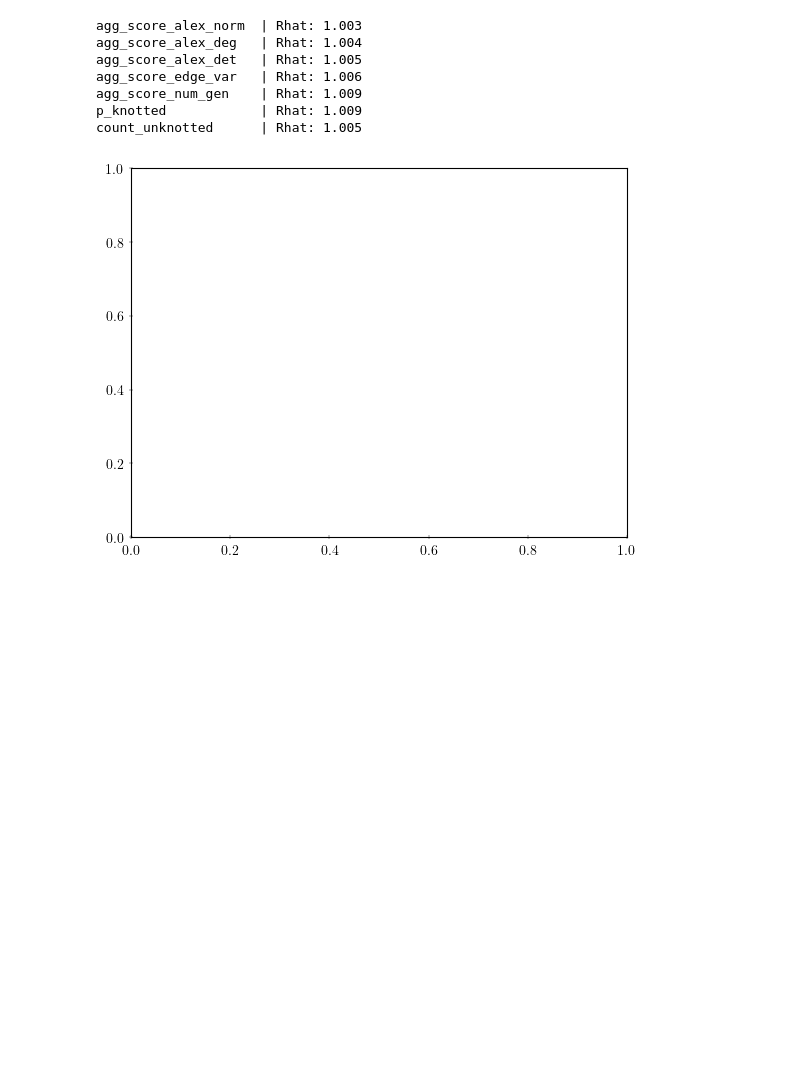
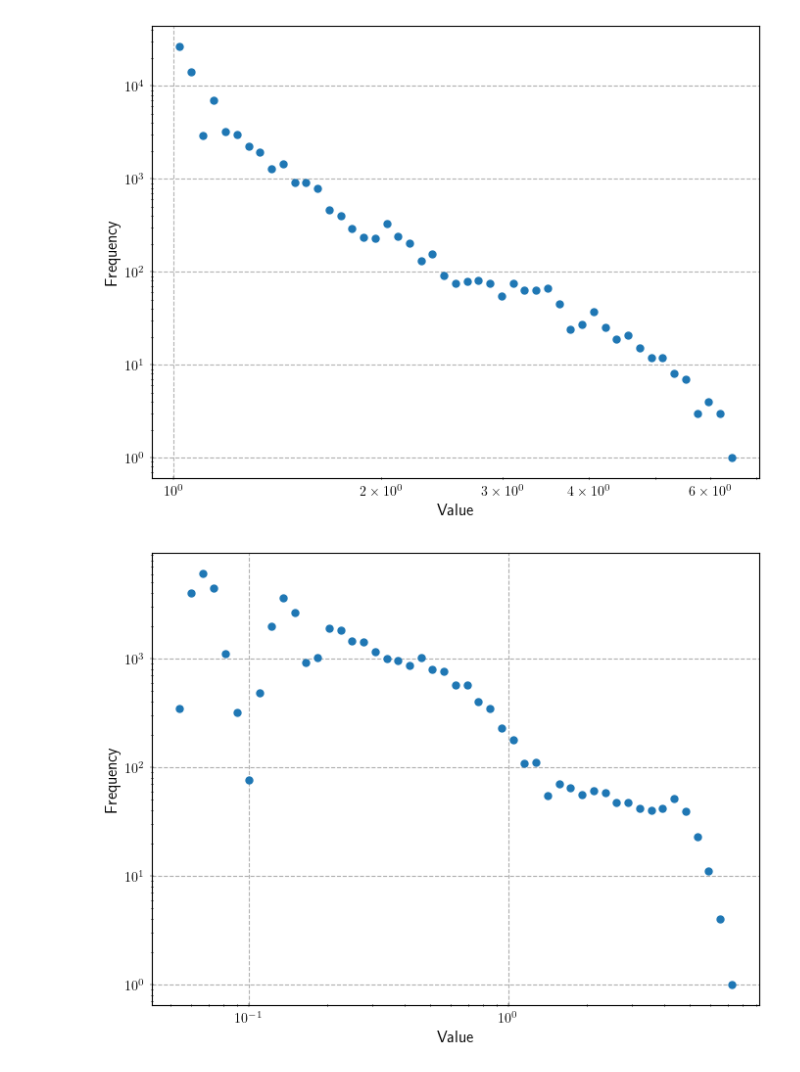
Before and after one commit to dbruwel/pachner-graph-triangulations, a Jupyter notebook: experiments/notebooks/02_analyse_mcmc_sim.ipynb, the cells around one changed output. Saved outputs shown, nothing was run; the diff lists cells and outputs as text; code cells hidden in the pictures; blank space fills up the shorter version.

Commit message:
log hists

```diff
--- a/experiments/notebooks/02_analyse_mcmc_sim.ipynb
+++ b/experiments/notebooks/02_analyse_mcmc_sim.ipynb
@@ -31,22 +28,12 @@ metrics = [
     "agg_score_alex_det",
     "agg_score_edge_var",
     "agg_score_num_gen",
-    "p_knotted",
-    "count_unknotted",
 ]
 
-mcmc_chain_scores = {}
+# mcmc_chain_scores = {}
 
-for metric in metrics:
-    mcmc_chain_scores_df = get_mcmc_scores_df(mcmc_result_path, metric)
-    mcmc_chain_scores[metric] = mcmc_chain_scores_df
-    rhat = compute_rhat(mcmc_chain_scores_df)[0]
-    print(f'{metric:20} | Rhat: {rhat:.3f}')
+# for metric in metrics:
+#     mcmc_chain_scores_df = get_mcmc_scores_df(mcmc_result_path, metric)
+#     mcmc_chain_scores[metric] = mcmc_chain_scores_df
+#     rhat = compute_rhat(mcmc_chain_scores_df)[0]
+#     print(f'{metric:20} | Rhat: {rhat:.3f}')
-# %% [output]
-agg_score_alex_norm  | Rhat: 1.003
-agg_score_alex_deg   | Rhat: 1.004
-agg_score_alex_det   | Rhat: 1.005
-agg_score_edge_var   | Rhat: 1.006
-agg_score_num_gen    | Rhat: 1.009
-p_knotted            | Rhat: 1.009
-count_unknotted      | Rhat: 1.005
@@ -56,9 +40,28 @@ for df_name in mcmc_chain_scores:
-# %%
-for df_name in mcmc_chain_scores:
-    plt.hist(mcmc_chain_scores[df_name].values.flatten(), bins=100, density=True)
-    plt.ylabel('Density')
-    plt.xlabel('Score')
-    plt.savefig(mcmc_result_path / f'{df_name}_hist.png', dpi=300)
-    plt.cla()
-# %% [output]
-[figure, removed]
+# %%
+for metric in metrics:
+    df = pd.read_csv(mcmc_result_path / f'{metric}_chains.csv', index_col=0)
+    data = df.values.flatten()
+
+    min_val = np.min(data[data > 0])  # Ensure positive values for log
+    max_val = np.max(data)
+    log_bins = np.logspace(np.log10(min_val), np.log10(max_val), num=50)
+
+    counts, bin_edges = np.histogram(data, bins=log_bins)
+    bin_centers = (bin_edges[:-1] + bin_edges[1:]) / 2
+
+    non_zero_indices = counts > 0
+    x_values = bin_centers[non_zero_indices]
+    y_values = counts[non_zero_indices]
+
+    plt.figure(figsize=(8, 6))
+    plt.plot(x_values, y_values, 'o', markersize=5, label='Power Law Data Binned')
+    plt.xscale('log')
+    plt.yscale('log')
+    plt.xlabel('Value')
+    plt.ylabel('Frequency')
+    plt.grid()
+    plt.savefig(f'{metric}_log_distribution.pdf', dpi=300, bbox_inches='tight')
+    plt.show()
+# %% [output]
+[figure, added]
+[figure, added]
```
Also changed, not shown: parts of 3 cells of this notebook, 5 other files.
